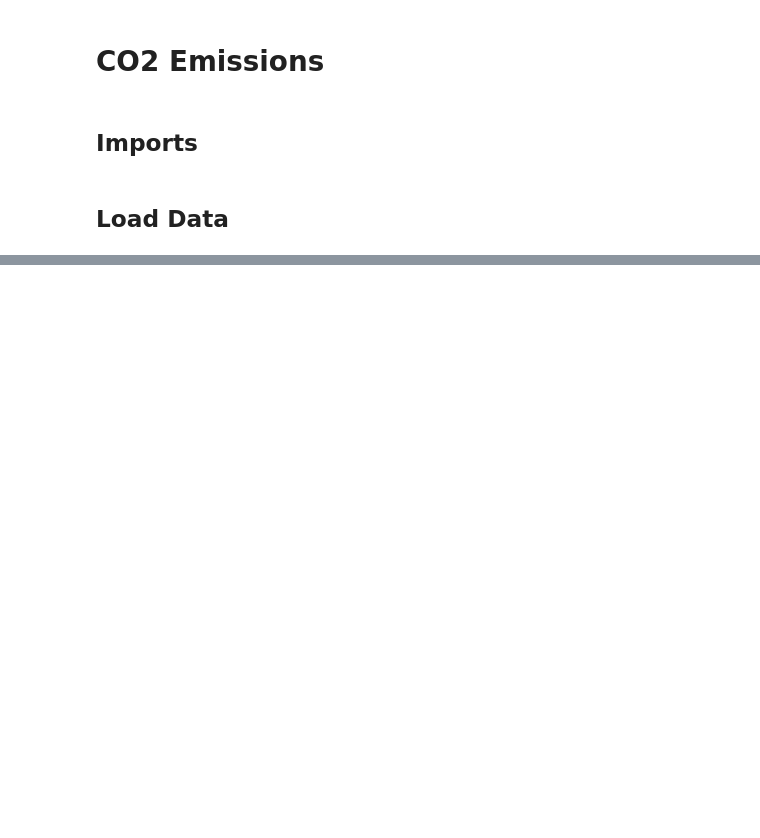
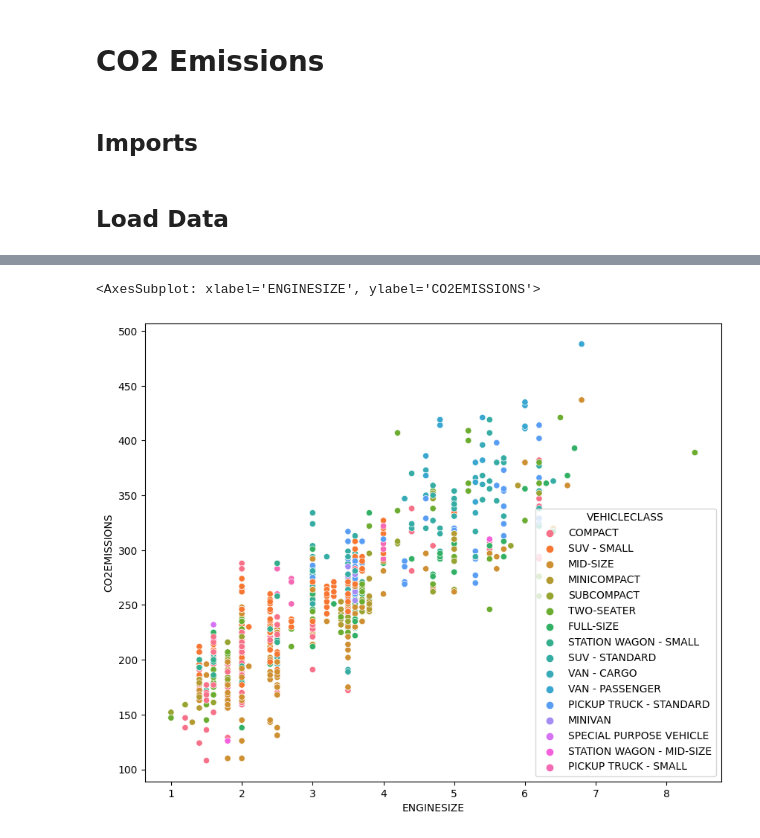
Before and after one commit to raihan-ahmed-dip/MLDS_1020, a Jupyter notebook: CO2_Emissions/co2_emissions.ipynb, the cells around one changed output, grey strips where cells are left out. Cells and saved outputs as stored; diff of their text form; code cells hidden in the pictures; blank space fills up the shorter version.

```diff
--- a/CO2_Emissions/co2_emissions.ipynb
+++ b/CO2_Emissions/co2_emissions.ipynb
@@ -25,0 +28,2 @@ data.head()
+# %%
+df = data.copy()
@@ -25,0 +127,2 @@ data.head()
+# %%
+df.drop(columns=['MODELYEAR', 'MODEL'], inplace=True)
@@ -25,0 +140,6 @@ data.head()
+# %%
+plt.figure(figsize=(10, 8))
+sns.scatterplot(data=df, hue='VEHICLECLASS', x='ENGINESIZE', y='CO2EMISSIONS')
+# %% [output]
+<AxesSubplot: xlabel='ENGINESIZE', ylabel='CO2EMISSIONS'>
+[figure, added]
```
Also changed, not shown: parts of 18 cells of this notebook.
